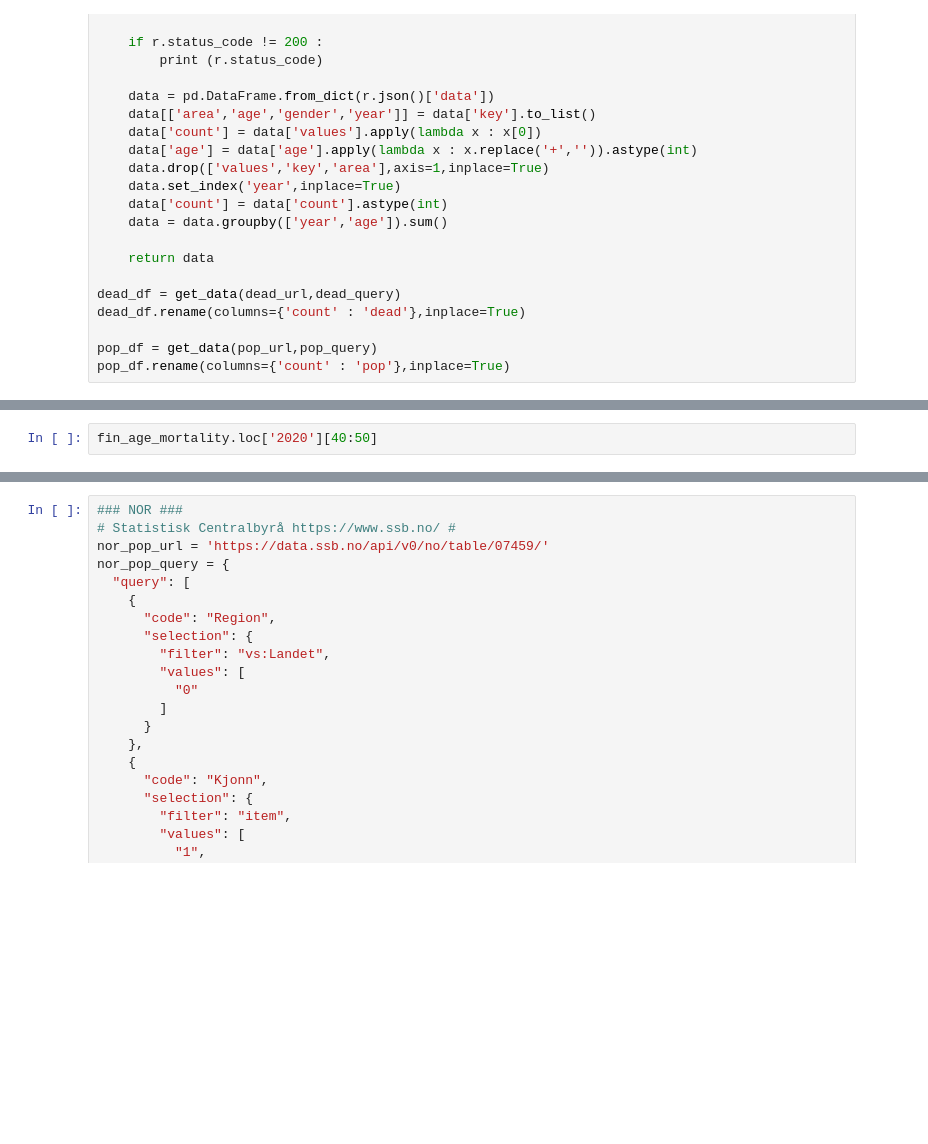
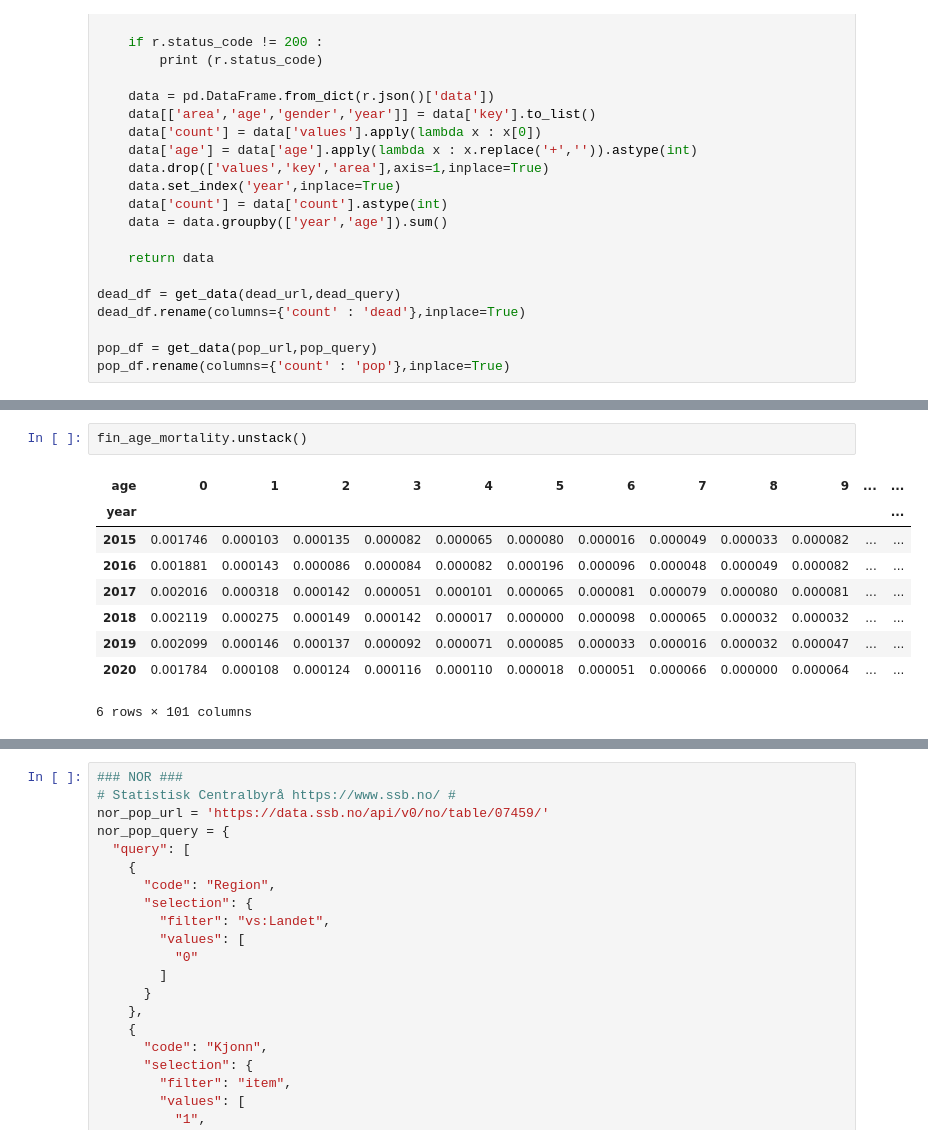
Before and after one commit to tolex3/note, a Jupyter notebook: 2021/FIN_SWE_mort.ipynb, the cells around one changed output, grey strips where cells are left out. Saved outputs shown, nothing was run; the diff lists cells and outputs as text; blank space fills up the shorter version.

```diff
--- a/2021/FIN_SWE_mort.ipynb
+++ b/2021/FIN_SWE_mort.ipynb
@@ -806,4 +1181,14 @@ ax.axhline(1,ls='dashed',color='k')
-# %%
-fin_age_mortality.loc['2020'][40:50]
+# %%
+fin_age_mortality.unstack()
+# %% [output]
+| age | 0 | 1 | 2 | 3 | 4 | 5 | 6 | 7 | 8 | 9 | ... | ... |
+| year |  |  |  |  |  |  |  |  |  |  |  | ... |
+| 2015 | 0.001746 | 0.000103 | 0.000135 | 0.000082 | 0.000065 | 0.000080 | 0.000016 | 0.000049 | 0.000033 | 0.000082 | ... | ... |
+| 2016 | 0.001881 | 0.000143 | 0.000086 | 0.000084 | 0.000082 | 0.000196 | 0.000096 | 0.000048 | 0.000049 | 0.000082 | ... | ... |
+| 2017 | 0.002016 | 0.000318 | 0.000142 | 0.000051 | 0.000101 | 0.000065 | 0.000081 | 0.000079 | 0.000080 | 0.000081 | ... | ... |
+| 2018 | 0.002119 | 0.000275 | 0.000149 | 0.000142 | 0.000017 | 0.000000 | 0.000098 | 0.000065 | 0.000032 | 0.000032 | ... | ... |
+| 2019 | 0.002099 | 0.000146 | 0.000137 | 0.000092 | 0.000071 | 0.000085 | 0.000033 | 0.000016 | 0.000032 | 0.000047 | ... | ... |
+| 2020 | 0.001784 | 0.000108 | 0.000124 | 0.000116 | 0.000110 | 0.000018 | 0.000051 | 0.000066 | 0.000000 | 0.000064 | ... | ... |
+6 rows × 101 columns
 # %%
 swe_age_mortality.loc['2020'][40:50]
```
Also changed, not shown: parts of 138 cells of this notebook, 21 other files.
